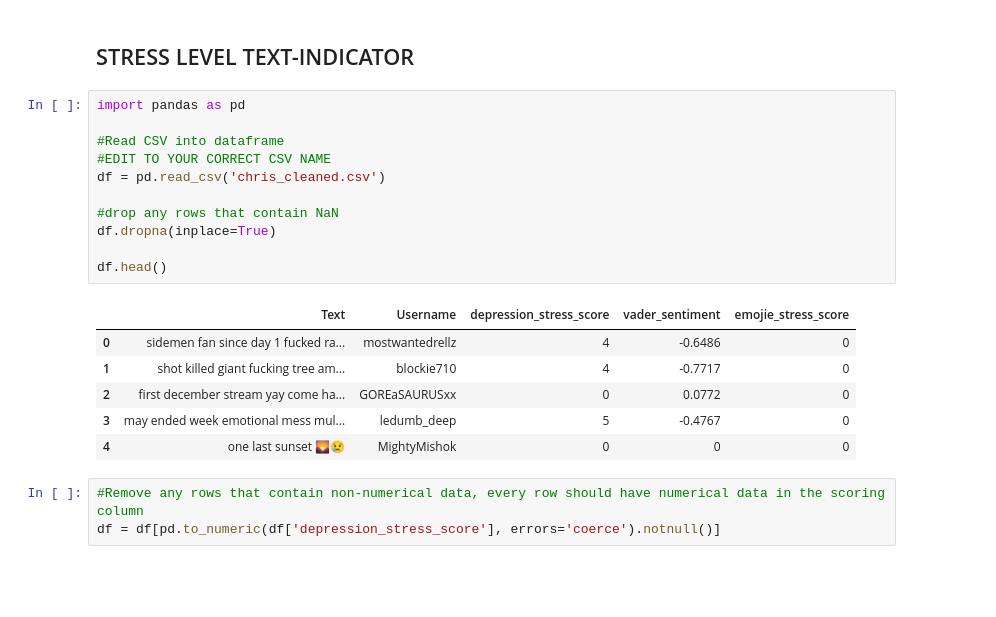
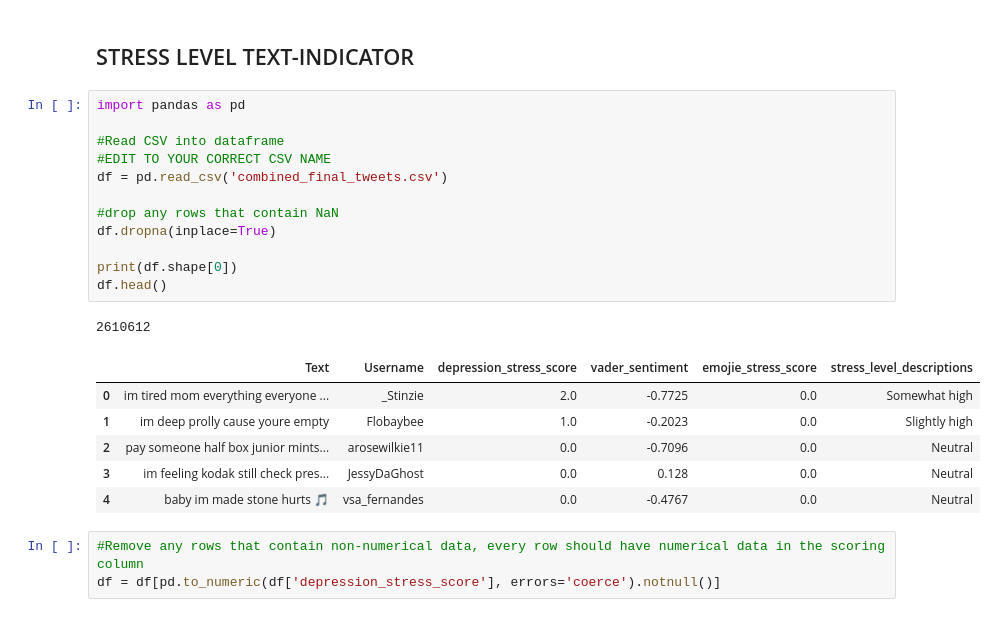
Before and after one commit to Chrisiscool3/LSDMSpring23, a Jupyter notebook: Data_Manipulation.ipynb, the cells around one changed output. Saved outputs shown, nothing was run; the diff lists cells and outputs as text; blank space fills up the shorter version.

Commit message:
made necessary changes to finish cleaning tweet final csv

```diff
--- a/Data_Manipulation.ipynb
+++ b/Data_Manipulation.ipynb
@@ -355,21 +355,23 @@ print(english_tweets)
 # %%
 import pandas as pd
 
 #Read CSV into dataframe
 #EDIT TO YOUR CORRECT CSV NAME
-df = pd.read_csv('chris_cleaned.csv')
+df = pd.read_csv('combined_final_tweets.csv')
 
 #drop any rows that contain NaN
 df.dropna(inplace=True)
 
+print(df.shape[0])
 df.head()
 # %% [output]
+2610612
-|  | Text | Username | depression_stress_score | vader_sentiment | emojie_stress_score |
-| 0 | sidemen fan since day 1 fucked ra... | mostwantedrellz | 4 | -0.6486 | 0 |
-| 1 | shot killed giant fucking tree am... | blockie710 | 4 | -0.7717 | 0 |
-| 2 | first december stream yay come ha... | GOREaSAURUSxx | 0 | 0.0772 | 0 |
-| 3 | may ended week emotional mess mul... | ledumb_deep | 5 | -0.4767 | 0 |
-| 4 | one last sunset 🌄😢 | MightyMishok | 0 | 0 | 0 |
+|  | Text | Username | depression_stress_score | vader_sentiment | emojie_stress_score | stress_level_descriptions |
+| 0 | im tired mom everything everyone ... | _Stinzie | 2.0 | -0.7725 | 0.0 | Somewhat high |
+| 1 | im deep prolly cause youre empty | Flobaybee | 1.0 | -0.2023 | 0.0 | Slightly high |
+| 2 | pay someone half box junior mints... | arosewilkie11 | 0.0 | -0.7096 | 0.0 | Neutral |
+| 3 | im feeling kodak still check pres... | JessyDaGhost | 0.0 | 0.128 | 0.0 | Neutral |
+| 4 | baby im made stone hurts 🎵 | vsa_fernandes | 0.0 | -0.4767 | 0.0 | Neutral |
 # %%
 #Remove any rows that contain non-numerical data, every row should have numerical data in the scoring column
 df = df[pd.to_numeric(df['depression_stress_score'], errors='coerce').notnull()]
```
Also changed, not shown: parts of 3 cells of this notebook.
